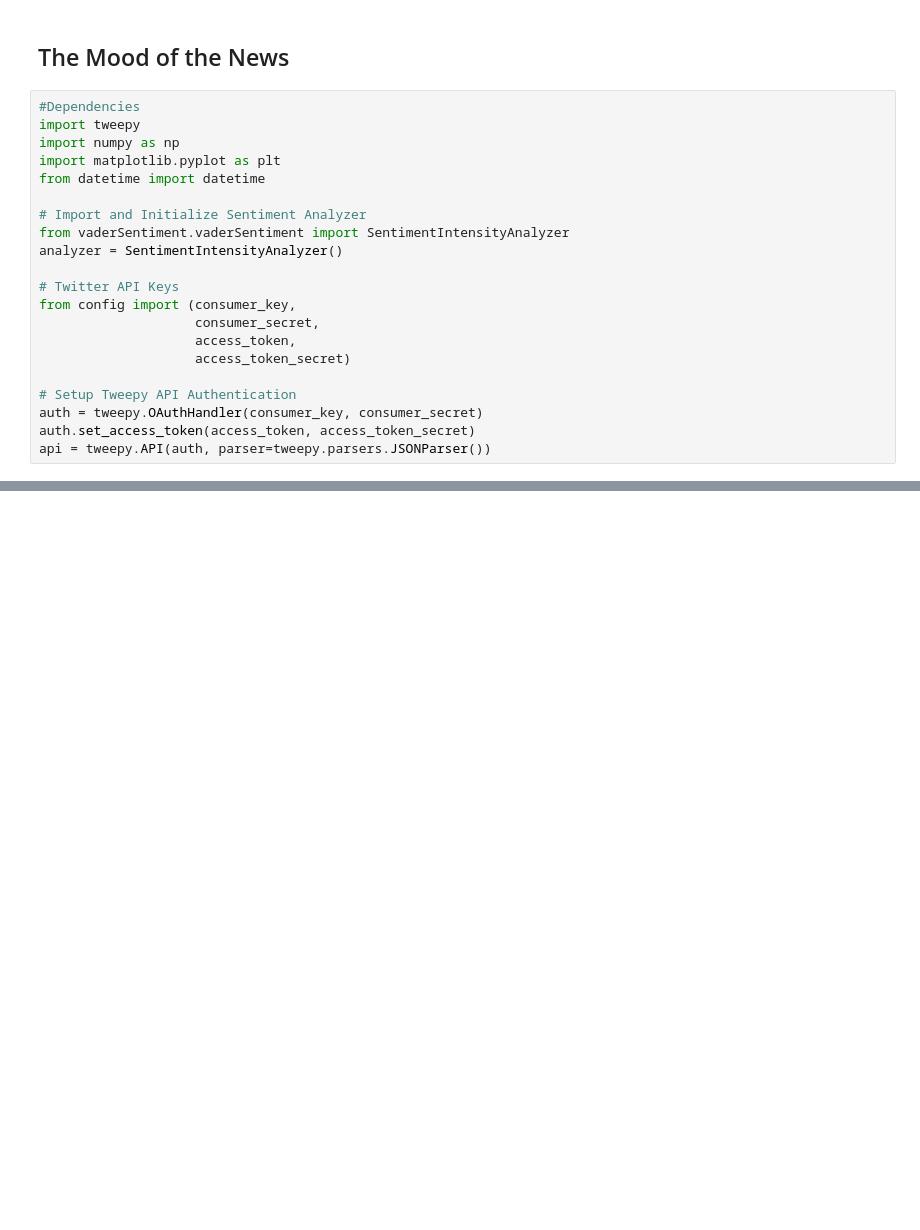
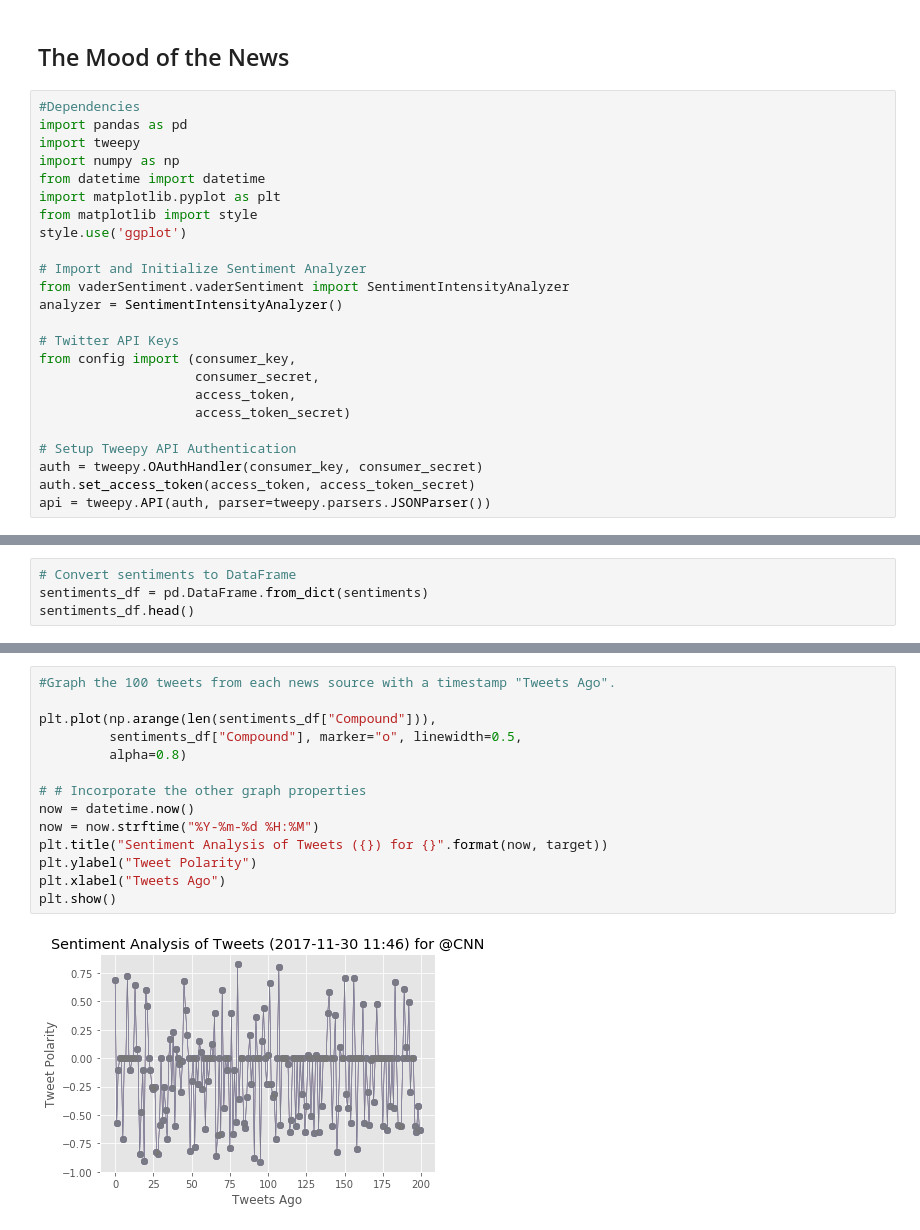
Before and after one commit to TomBerton/PySocialAnalytics, a Jupyter notebook: News_Mood_testing.ipynb, the cells around one changed output, grey strips where cells are left out. Saved outputs shown, nothing was run; the diff lists cells and outputs as text; blank space fills up the shorter version.

```diff
--- a/News_Mood_testing.ipynb
+++ b/News_Mood_testing.ipynb
@@ -2,10 +2,13 @@
 ## The Mood of the News
 # %%
 #Dependencies
+import pandas as pd
 import tweepy
 import numpy as np
+from datetime import datetime
 import matplotlib.pyplot as plt
-from datetime import datetime
+from matplotlib import style
+style.use('ggplot')
 
 # Import and Initialize Sentiment Analyzer
 from vaderSentiment.vaderSentiment import SentimentIntensityAnalyzer
@@ -126,0 +73,4 @@ print(len(converted_timestamps))
+# %%
+# Convert sentiments to DataFrame
+sentiments_df = pd.DataFrame.from_dict(sentiments)
+sentiments_df.head()
@@ -130,0 +103,16 @@ print(len(converted_timestamps))
+# %%
+#Graph the 100 tweets from each news source with a timestamp "Tweets Ago".
+
+plt.plot(np.arange(len(sentiments_df["Compound"])),
+         sentiments_df["Compound"], marker="o", linewidth=0.5,
+         alpha=0.8)
+
+# # Incorporate the other graph properties
+now = datetime.now()
+now = now.strftime("%Y-%m-%d %H:%M")
+plt.title("Sentiment Analysis of Tweets ({}) for {}".format(now, target))
+plt.ylabel("Tweet Polarity")
+plt.xlabel("Tweets Ago")
+plt.show()
+# %% [output]
+[figure, added]
```
Also changed, not shown: parts of 7 cells of this notebook, 2 other files.
